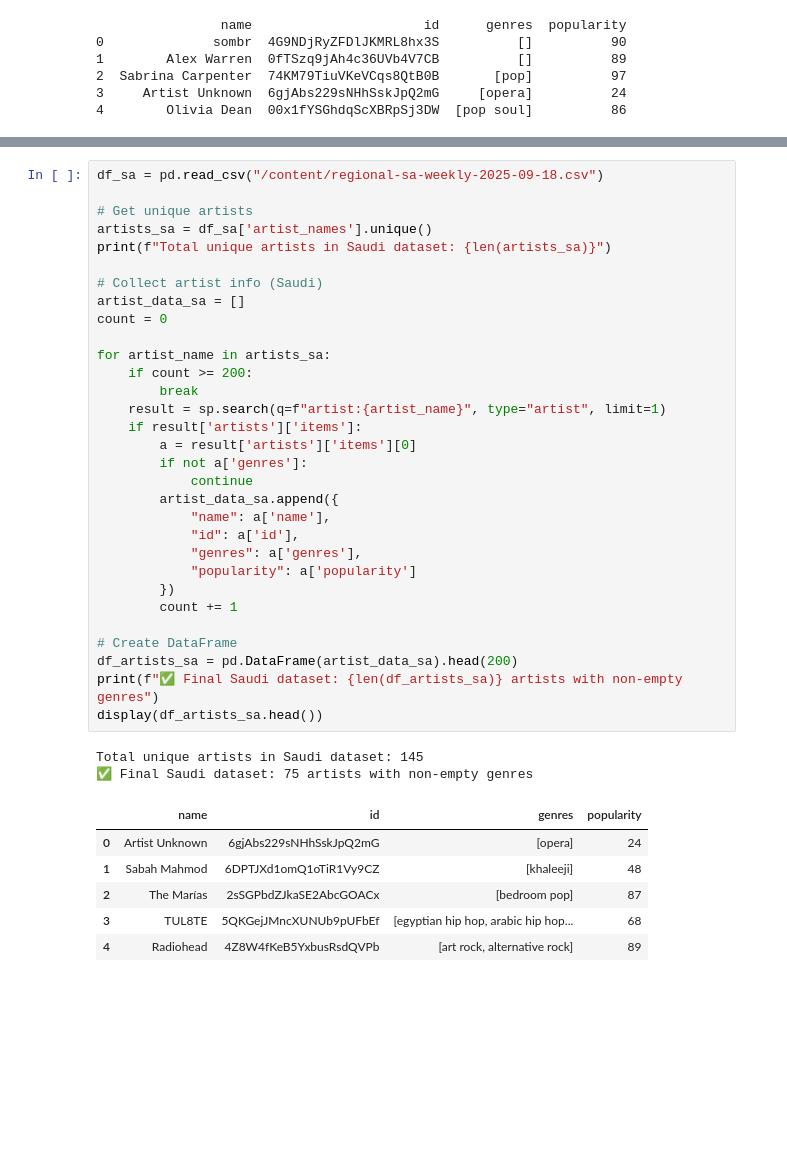
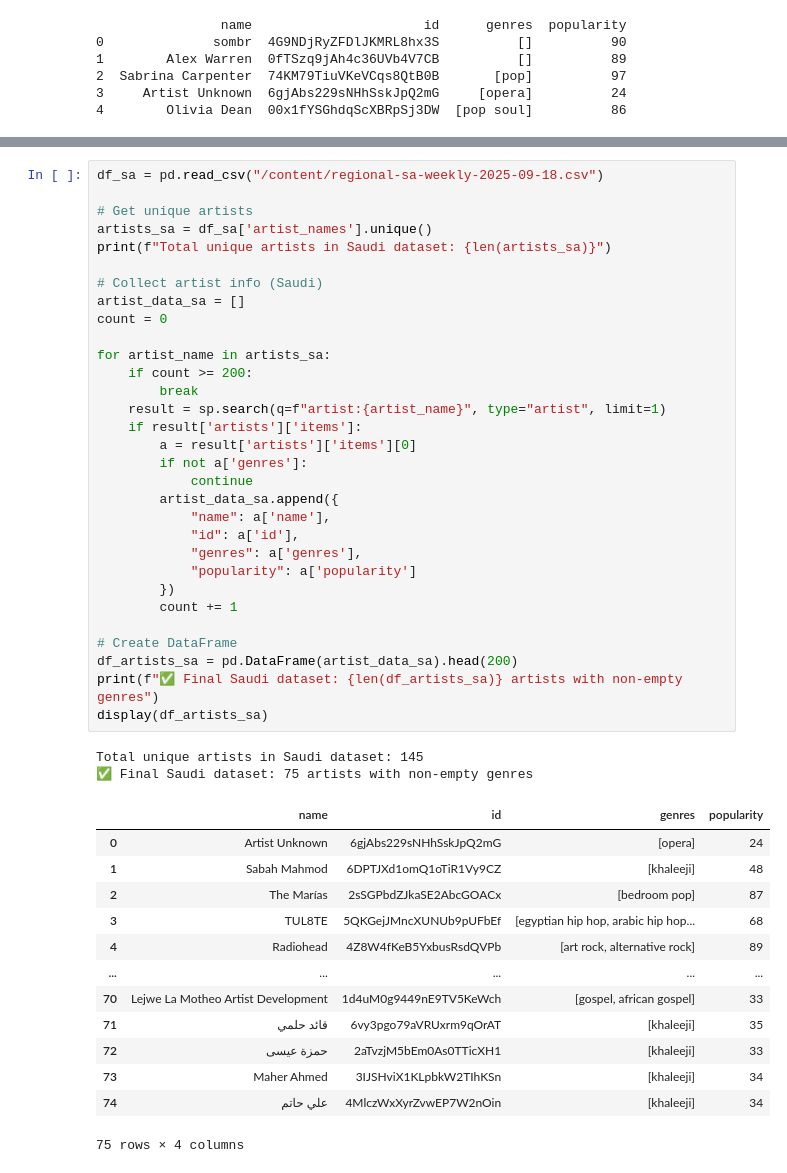
Before and after one commit to aljoharas/datascience, a Jupyter notebook: spotifyproject.ipynb, the cells around one changed output, grey strips where cells are left out. Drawn from its saved outputs; the diff is of its cells as text; blank space fills up the shorter version.

```diff
--- a/spotifyproject.ipynb
+++ b/spotifyproject.ipynb
@@ -136,31 +147,38 @@ artist_data_sa = []
 count = 0
 
 for artist_name in artists_sa:
     if count >= 200:
         break
     result = sp.search(q=f"artist:{artist_name}", type="artist", limit=1)
     if result['artists']['items']:
         a = result['artists']['items'][0]
         if not a['genres']:
             continue
         artist_data_sa.append({
             "name": a['name'],
             "id": a['id'],
             "genres": a['genres'],
             "popularity": a['popularity']
         })
         count += 1
 
 # Create DataFrame
 df_artists_sa = pd.DataFrame(artist_data_sa).head(200)
 print(f"✅ Final Saudi dataset: {len(df_artists_sa)} artists with non-empty genres")
-display(df_artists_sa.head())
+display(df_artists_sa)
 # %% [output]
 Total unique artists in Saudi dataset: 145
 ✅ Final Saudi dataset: 75 artists with non-empty genres
 |  | name | id | genres | popularity |
 | 0 | Artist Unknown | 6gjAbs229sNHhSskJpQ2mG | [opera] | 24 |
 | 1 | Sabah Mahmod | 6DPTJXd1omQ1oTiR1Vy9CZ | [khaleeji] | 48 |
 | 2 | The Marías | 2sSGPbdZJkaSE2AbcGOACx | [bedroom pop] | 87 |
 | 3 | TUL8TE | 5QKGejJMncXUNUb9pUFbEf | [egyptian hip hop, arabic hip hop... | 68 |
 | 4 | Radiohead | 4Z8W4fKeB5YxbusRsdQVPb | [art rock, alternative rock] | 89 |
+| ... | ... | ... | ... | ... |
+| 70 | Lejwe La Motheo Artist Development | 1d4uM0g9449nE9TV5KeWch | [gospel, african gospel] | 33 |
+| 71 | قائد حلمي | 6vy3pgo79aVRUxrm9qOrAT | [khaleeji] | 35 |
+| 72 | حمزة عيسى | 2aTvzjM5bEm0As0TTicXH1 | [khaleeji] | 33 |
+| 73 | Maher Ahmed | 3IJSHviX1KLpbkW2TIhKSn | [khaleeji] | 34 |
+| 74 | علي حاتم | 4MlczWxXyrZvwEP7W2nOin | [khaleeji] | 34 |
+75 rows × 4 columns
```
Also changed, not shown: parts of 1 cell of this notebook.
